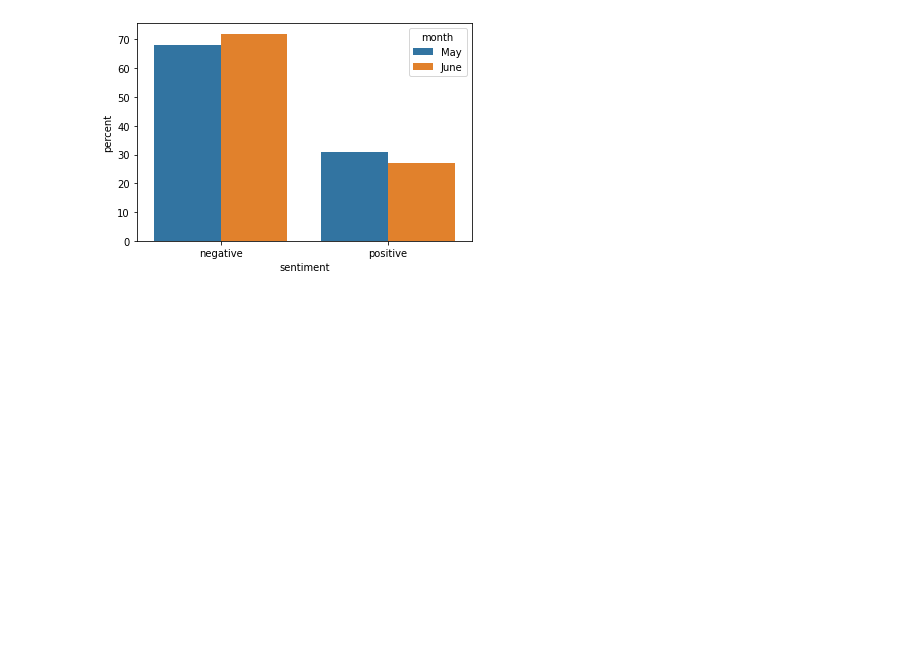
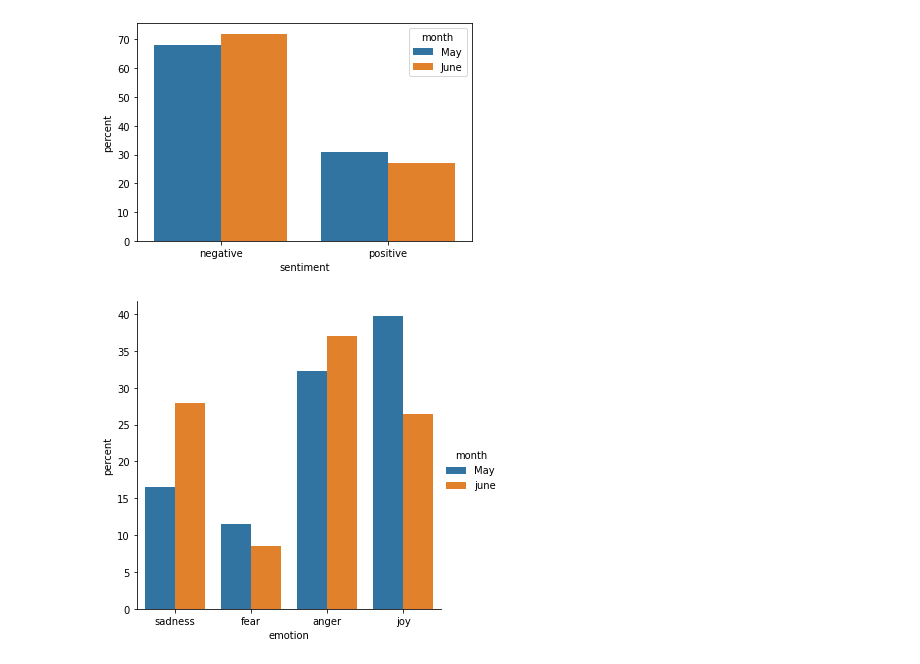
Before and after one commit to paolofesta/prove, a Jupyter notebook: TESI.ipynb, the cells around one changed output. Drawn from its saved outputs; the diff is of its cells as text; code cells hidden in the pictures; blank space fills up the shorter version.

```diff
--- a/TESI.ipynb
+++ b/TESI.ipynb
@@ -775,0 +790,10 @@ print()
+# %%
+z={'percent':[(1062/6443)*100,(744/6443)*100,(2076/6443)*100,(2561/6443)*100,(1713/6117)*100,(520/6117)*100,(2264/6117)*100,(1620/6117)*100],'emotion':['sadness','fear','anger','joy','sadness','fear','anger','joy'],'month':['May','May','May','May','june','june','june','june']}
+df1=pd.DataFrame(data=z)
+df1
+# %%
+sns.catplot(data=df1,x='emotion',y='percent',hue='month',kind='bar', dodge=True)
+plt.title('')
+print()
+# %% [output]
+[figure, added]
```
Also changed, not shown: parts of 22 cells of this notebook.
